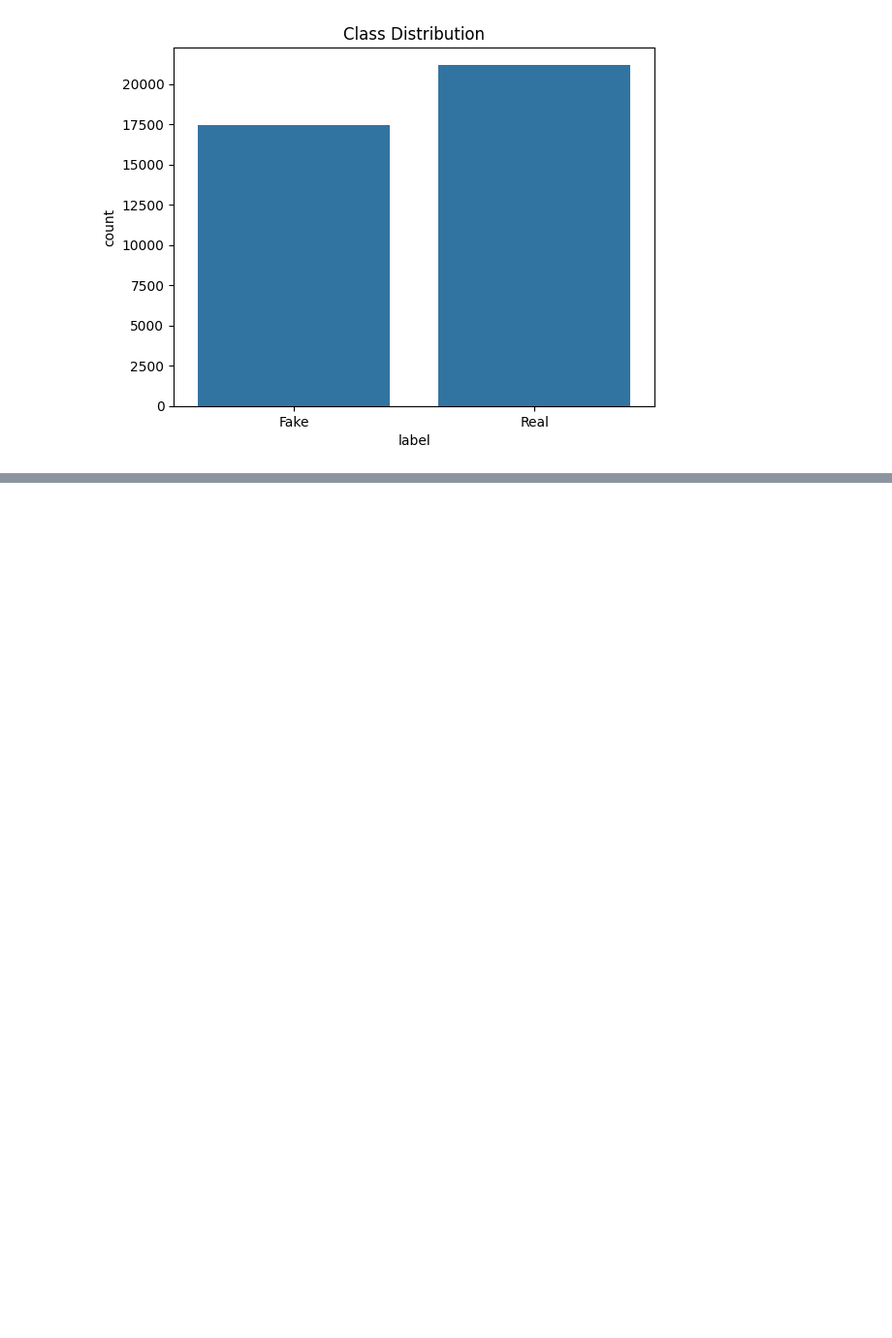
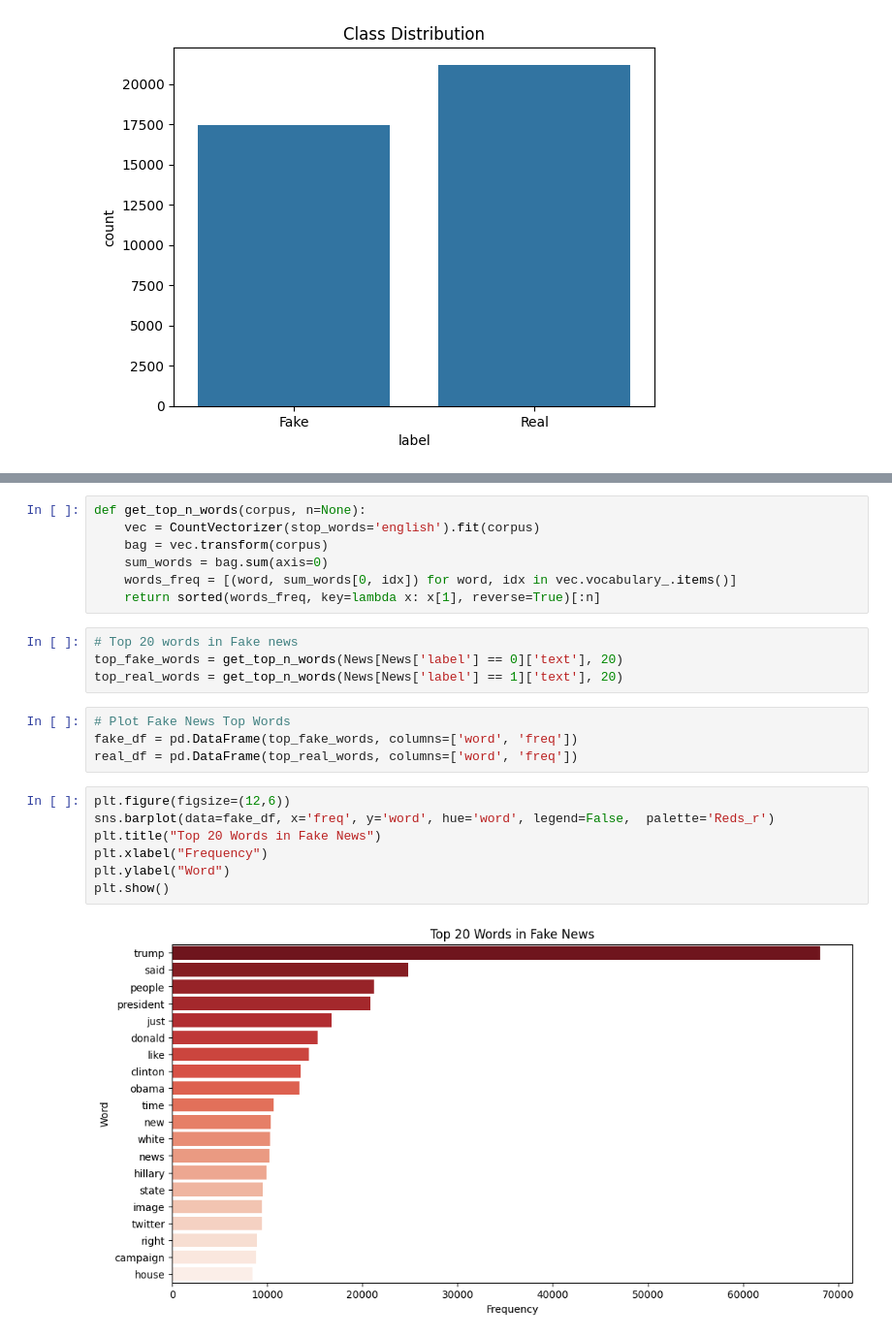
Before and after one commit to subeshyadav3/fake-news-classifier-nlp, a Jupyter notebook: fake-news-classifier-nlp/notebooks/fake_news_detection.ipynb, the cells around one changed output, grey strips where cells are left out. Shown at 97% size. Saved outputs shown, nothing was run; the diff lists cells and outputs as text; blank space fills up the shorter version.

```diff
--- a/fake-news-classifier-nlp/notebooks/fake_news_detection.ipynb
+++ b/fake-news-classifier-nlp/notebooks/fake_news_detection.ipynb
@@ -136,0 +175,24 @@ plt.show()
+# %%
+def get_top_n_words(corpus, n=None):
+    vec = CountVectorizer(stop_words='english').fit(corpus)
+    bag = vec.transform(corpus)
+    sum_words = bag.sum(axis=0)
+    words_freq = [(word, sum_words[0, idx]) for word, idx in vec.vocabulary_.items()]
+    return sorted(words_freq, key=lambda x: x[1], reverse=True)[:n]
+# %%
+# Top 20 words in Fake news
+top_fake_words = get_top_n_words(News[News['label'] == 0]['text'], 20)
+top_real_words = get_top_n_words(News[News['label'] == 1]['text'], 20)
+# %%
+# Plot Fake News Top Words
+fake_df = pd.DataFrame(top_fake_words, columns=['word', 'freq'])
+real_df = pd.DataFrame(top_real_words, columns=['word', 'freq'])
+# %%
+plt.figure(figsize=(12,6))
+sns.barplot(data=fake_df, x='freq', y='word', hue='word', legend=False,  palette='Reds_r')
+plt.title("Top 20 Words in Fake News")
+plt.xlabel("Frequency")
+plt.ylabel("Word")
+plt.show()
+# %% [output]
+[figure, added]
```
Also changed, not shown: parts of 16 cells of this notebook.
